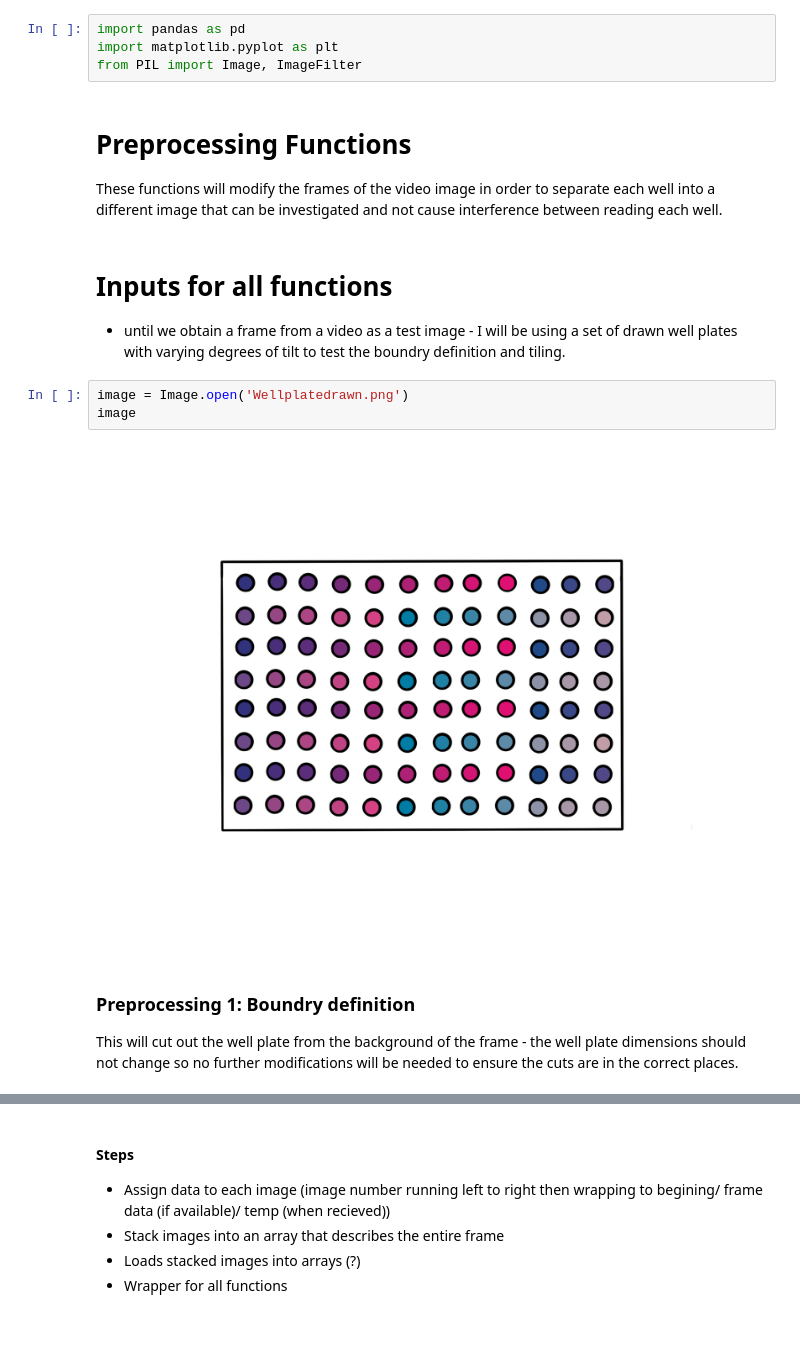
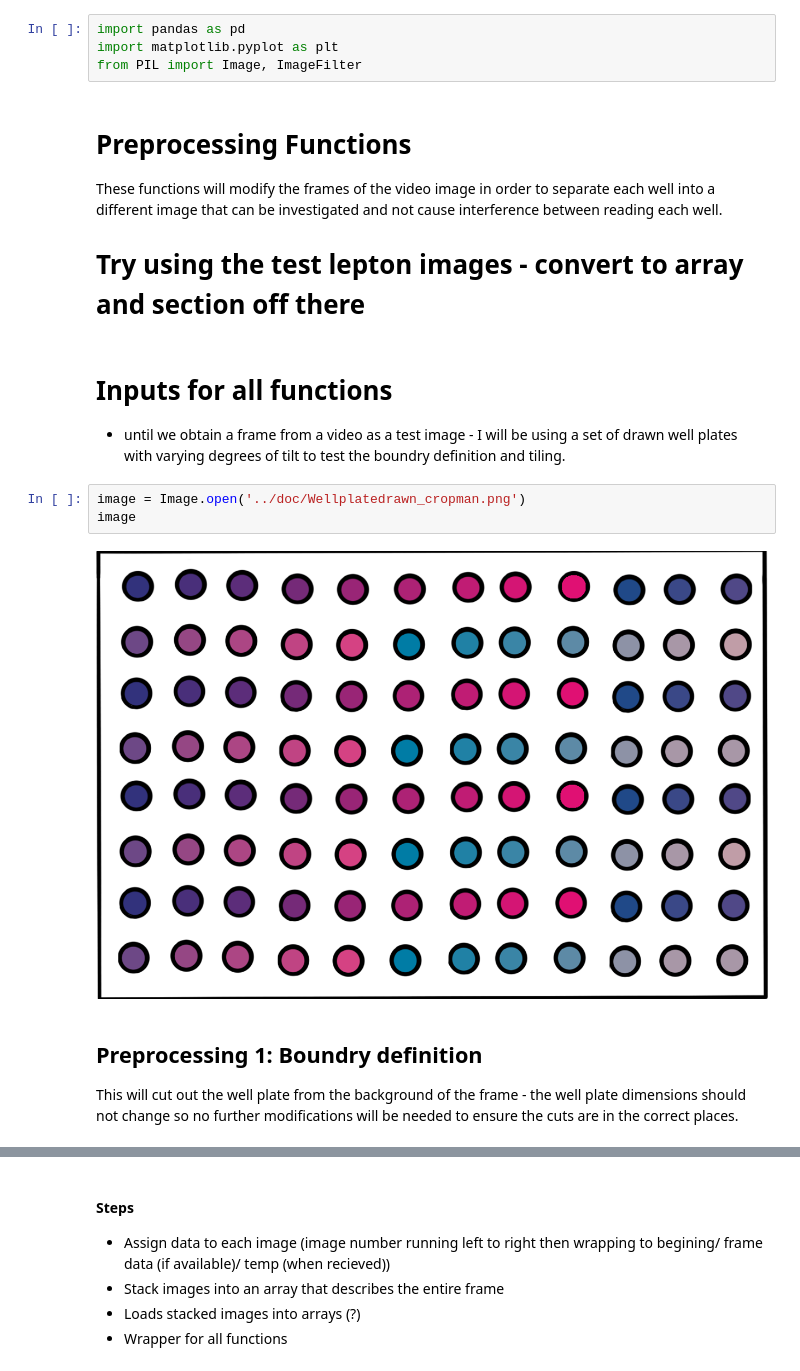
Before and after one commit to jrodguez/musical-robot, a Jupyter notebook: examples/Tile-ing Workbook.ipynb, the cells around one changed output, grey strips where cells are left out. Drawn from its saved outputs; the diff is of its cells as text; blank space fills up the shorter version.

Commit message:
Working on tiling the images. needs more work

```diff
--- a/examples/Tile-ing Workbook.ipynb
+++ b/examples/Tile-ing Workbook.ipynb
@@ -5,16 +5,18 @@ from PIL import Image, ImageFilter
 # %% [markdown]
 # Preprocessing Functions
 These functions will modify the frames of the video image in order to separate each well into a different image that can be investigated and not cause interference between reading each well.
+
+# Try using the test lepton images - convert to array and section off there
 # %% [markdown]
 # Inputs for all functions
 
 * until we obtain a frame from a video as a test image - I will be using a set of drawn well plates with varying degrees of tilt to test the boundry definition and tiling.
 # %%
-image = Image.open('Wellplatedrawn.png')
+image = Image.open('../doc/Wellplatedrawn_cropman.png')
 image
 # %% [output]
-[figure, old version]
+[figure, new version]
 # %% [markdown]
-### Preprocessing 1: Boundry definition
+## Preprocessing 1: Boundry definition
 This will cut out the well plate from the background of the frame - the well plate dimensions should not change so no further modifications will be needed to ensure the cuts are in the correct places.
 # %% [markdown]
```
Also changed, not shown: parts of 10 cells of this notebook, 1 other file.
